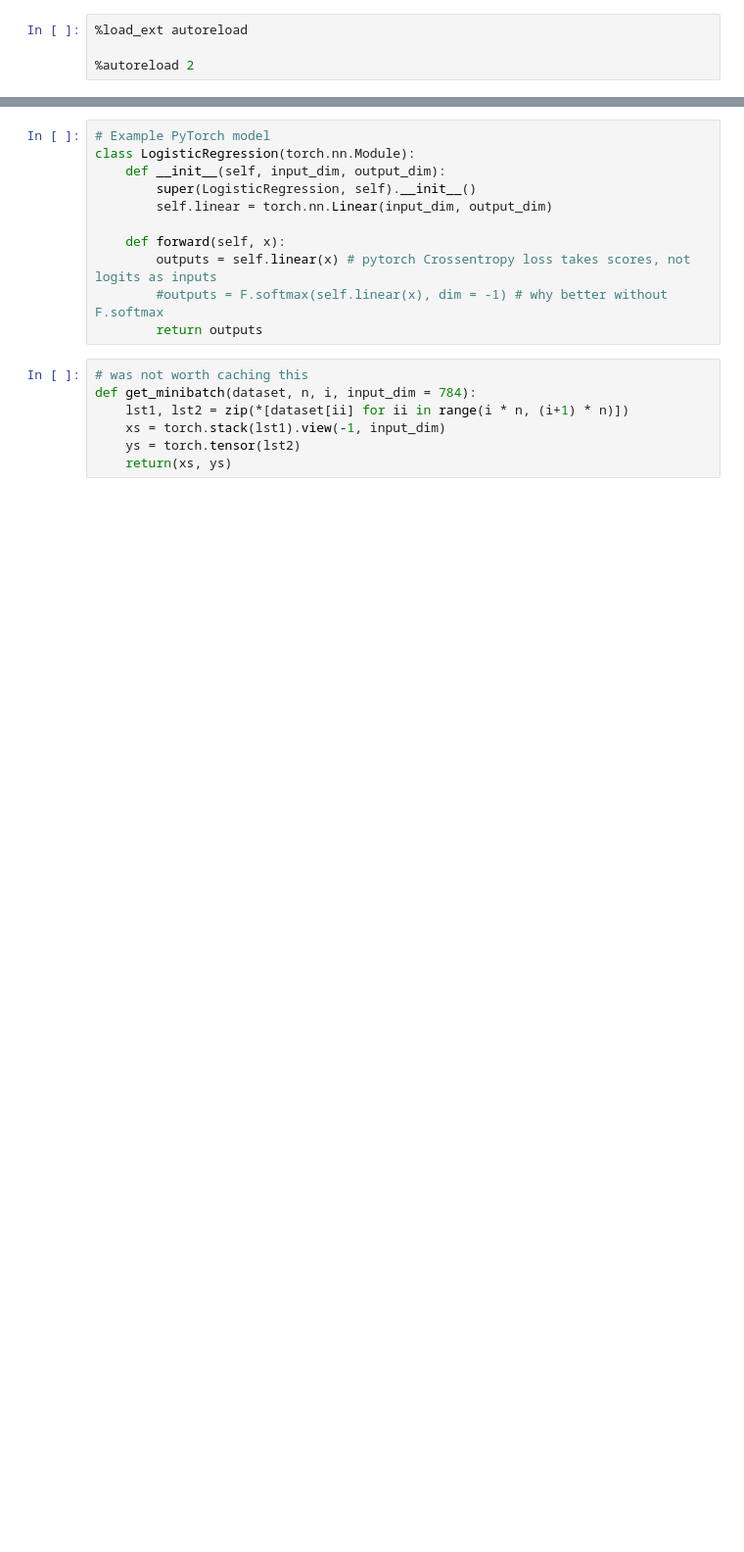
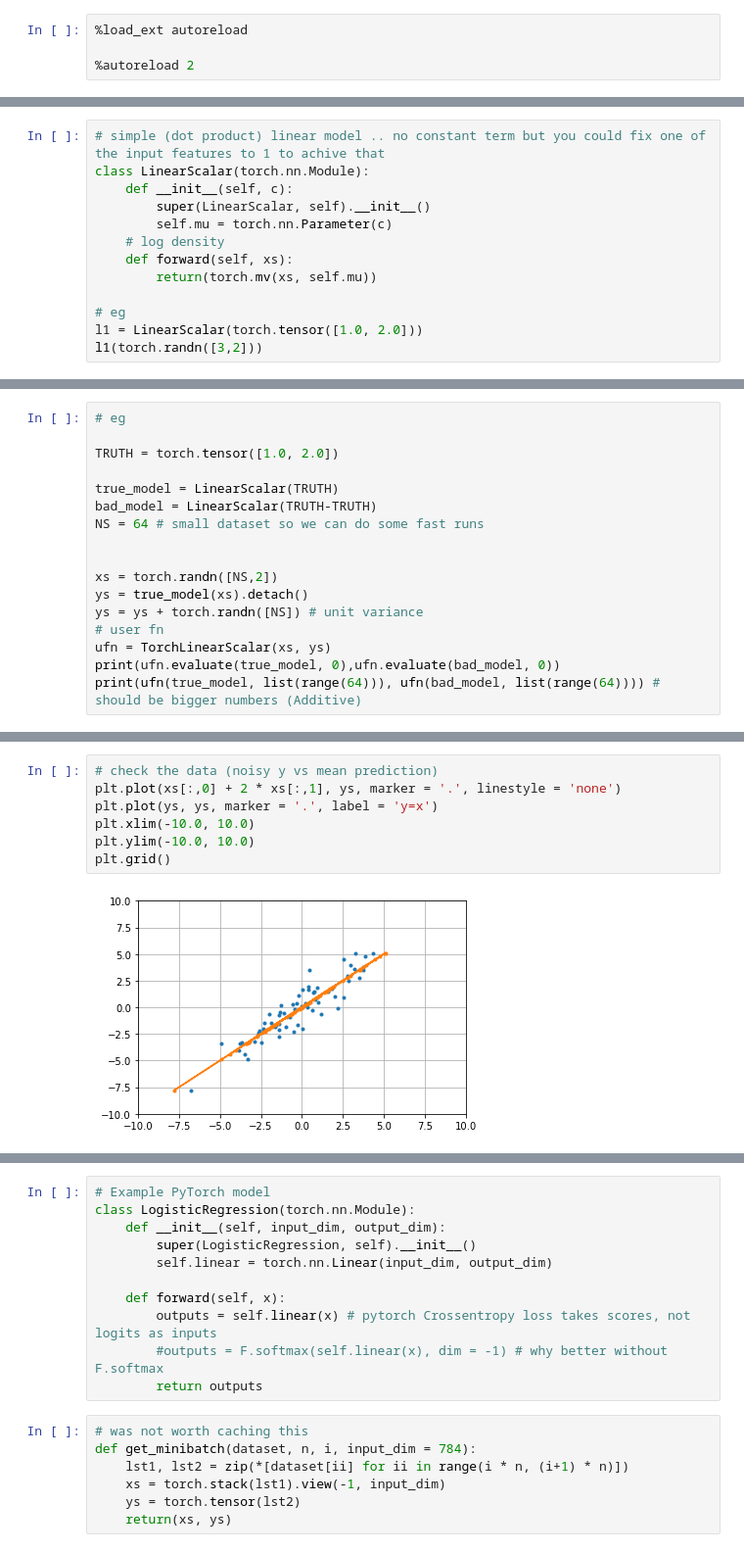
Before and after one commit to mjstrens/HINTS, a Jupyter notebook: HINTS_Torch_examples.ipynb, the cells around one changed output, grey strips where cells are left out. Shown: that part at 98% size. Cells and saved outputs as stored; diff of their text form; blank space fills up the shorter version.

```diff
--- a/HINTS_Torch_examples.ipynb
+++ b/HINTS_Torch_examples.ipynb
@@ -15,0 +27,13 @@ from HINTS_torch import *
+# %%
+# simple (dot product) linear model .. no constant term but you could fix one of the input features to 1 to achive that
+class LinearScalar(torch.nn.Module):
+    def __init__(self, c):
+        super(LinearScalar, self).__init__()
+        self.mu = torch.nn.Parameter(c)
+    # log density
+    def forward(self, xs):
+        return(torch.mv(xs, self.mu))
+
+# eg
+l1 = LinearScalar(torch.tensor([1.0, 2.0]))
+l1(torch.randn([3,2]))
@@ -15,0 +82,17 @@ from HINTS_torch import *
+# %%
+# eg
+
+TRUTH = torch.tensor([1.0, 2.0])
+
+true_model = LinearScalar(TRUTH)
+bad_model = LinearScalar(TRUTH-TRUTH)
+NS = 64 # small dataset so we can do some fast runs
+
+
+xs = torch.randn([NS,2])
+ys = true_model(xs).detach()
+ys = ys + torch.randn([NS]) # unit variance
+# user fn
+ufn = TorchLinearScalar(xs, ys)
+print(ufn.evaluate(true_model, 0),ufn.evaluate(bad_model, 0))
+print(ufn(true_model, list(range(64))), ufn(bad_model, list(range(64)))) # should be bigger numbers (Additive)
@@ -15,0 +126,9 @@ from HINTS_torch import *
+# %%
+# check the data (noisy y vs mean prediction)
+plt.plot(xs[:,0] + 2 * xs[:,1], ys, marker = '.', linestyle = 'none')
+plt.plot(ys, ys, marker = '.', label = 'y=x')
+plt.xlim(-10.0, 10.0)
+plt.ylim(-10.0, 10.0)
+plt.grid()
+# %% [output]
+[figure, added]
```
Also changed, not shown: parts of 30 cells of this notebook, 1 other file.
